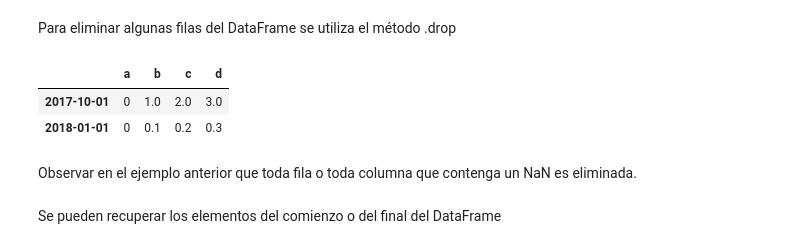
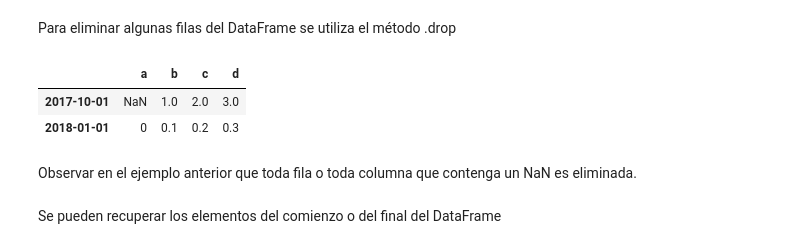
Before and after one commit to jmlon/PythonTutorials, a Jupyter notebook: pandas/PandasDataFrames.ipynb, the cells around one changed output. Cells and saved outputs as stored; diff of their text form; code cells hidden in the pictures.

```diff
--- a/pandas/PandasDataFrames.ipynb
+++ b/pandas/PandasDataFrames.ipynb
@@ -242,10 +239,10 @@ df5
 # %% [markdown]
 Para eliminar algunas filas del DataFrame se utiliza el método .drop
 # %%
-df5.drop(['2017-12-01', '2017-11-01'])
+df4.drop(['2017-12-01', '2017-11-01'])
 # %% [output]
 |  | a | b | c | d |
-| 2017-10-01 | 0 | 1.0 | 2.0 | 3.0 |
+| 2017-10-01 | NaN | 1.0 | 2.0 | 3.0 |
 | 2018-01-01 | 0 | 0.1 | 0.2 | 0.3 |
 # %% [markdown]
 Observar en el ejemplo anterior que toda fila o toda columna que contenga un NaN es eliminada.
```
Also changed, not shown: parts of 39 cells of this notebook, 1 other file.
